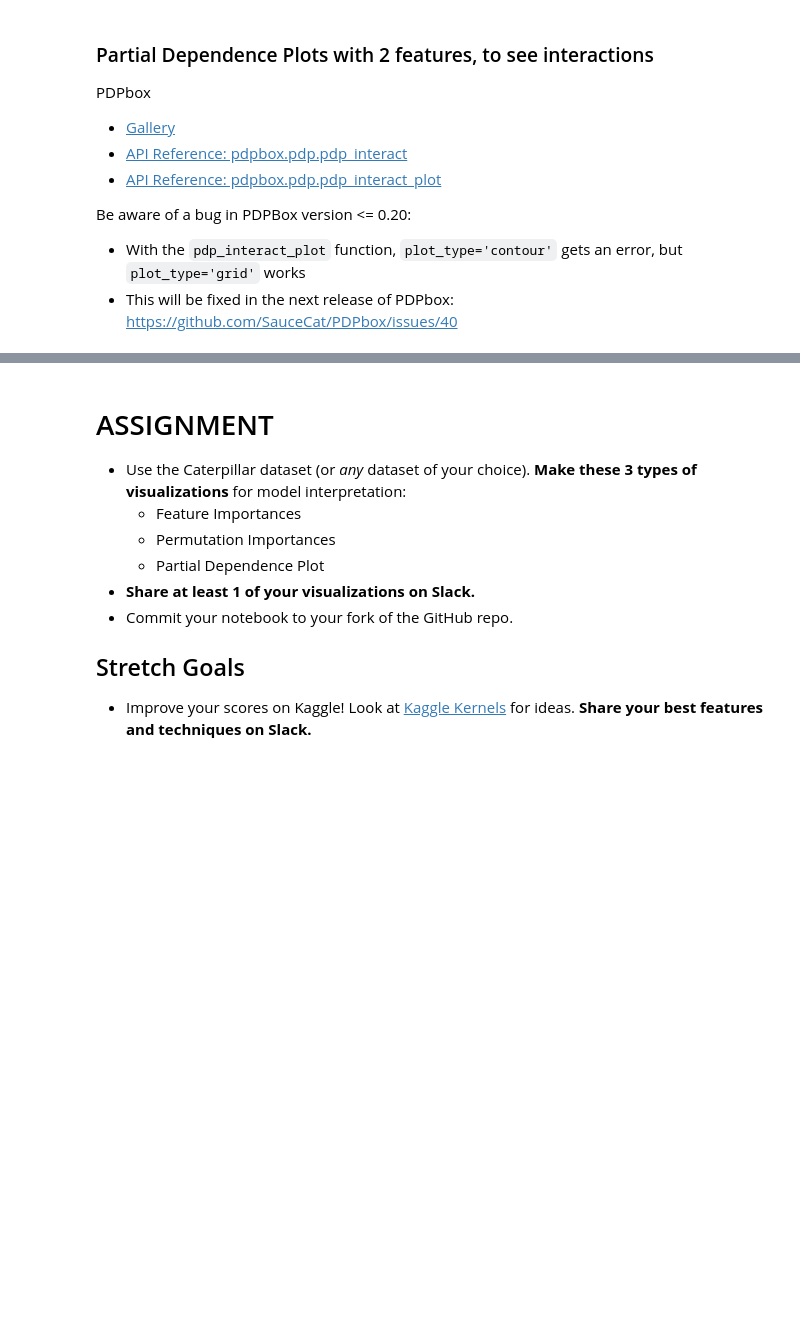
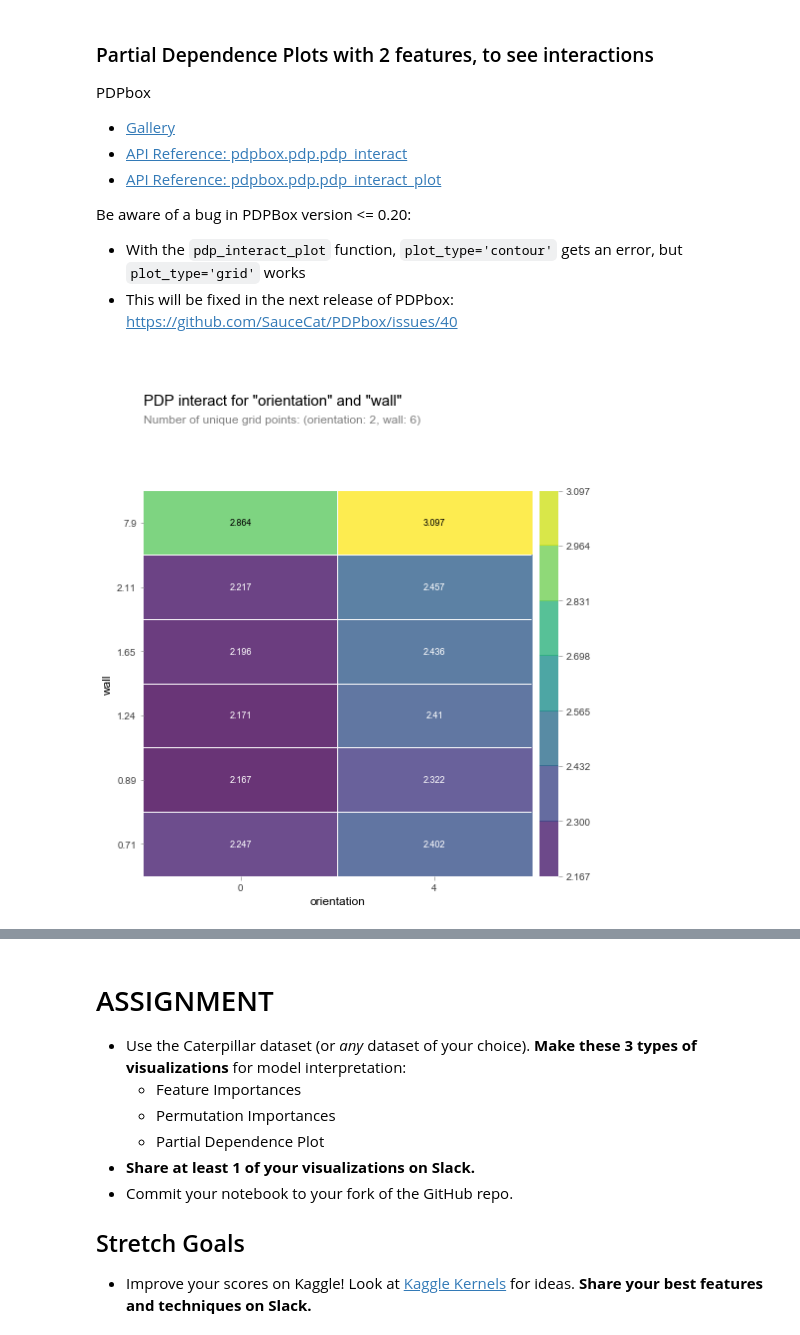
Before and after one commit to LambdaSchool/DS-Unit-2-Regression-2, a Jupyter notebook: module3-partial-dependence-plots/permutation_importances_partial_dependence_plots.ipynb, the cells around one changed output, grey strips where cells are left out. Drawn from its saved outputs; the diff is of its cells as text; code cells hidden in the pictures; blank space fills up the shorter version.

Commit message:
Added visualizations assignment

```diff
--- a/module3-partial-dependence-plots/permutation_importances_partial_dependence_plots.ipynb
+++ b/module3-partial-dependence-plots/permutation_importances_partial_dependence_plots.ipynb
@@ -505,16 +703,18 @@ Be aware of a bug in PDPBox version <= 0.20:
 # %%
 from pdpbox.pdp import pdp_interact, pdp_interact_plot
 
-features = ['quantity', 'weight']
+features = ['orientation', 'wall']
 
 interaction = pdp_interact(
     model=model,
     dataset=X_val_encoded,
     model_features=X_val_encoded.columns,
     features=features
 )
 
 pdp_interact_plot(interaction, plot_type='grid', feature_names=features);
+# %% [output]
+[figure, added]
 # %%
 features = ['annual_usage', 'quote_date_year']
 
```
Also changed, not shown: parts of 29 cells of this notebook, 48 other files.
